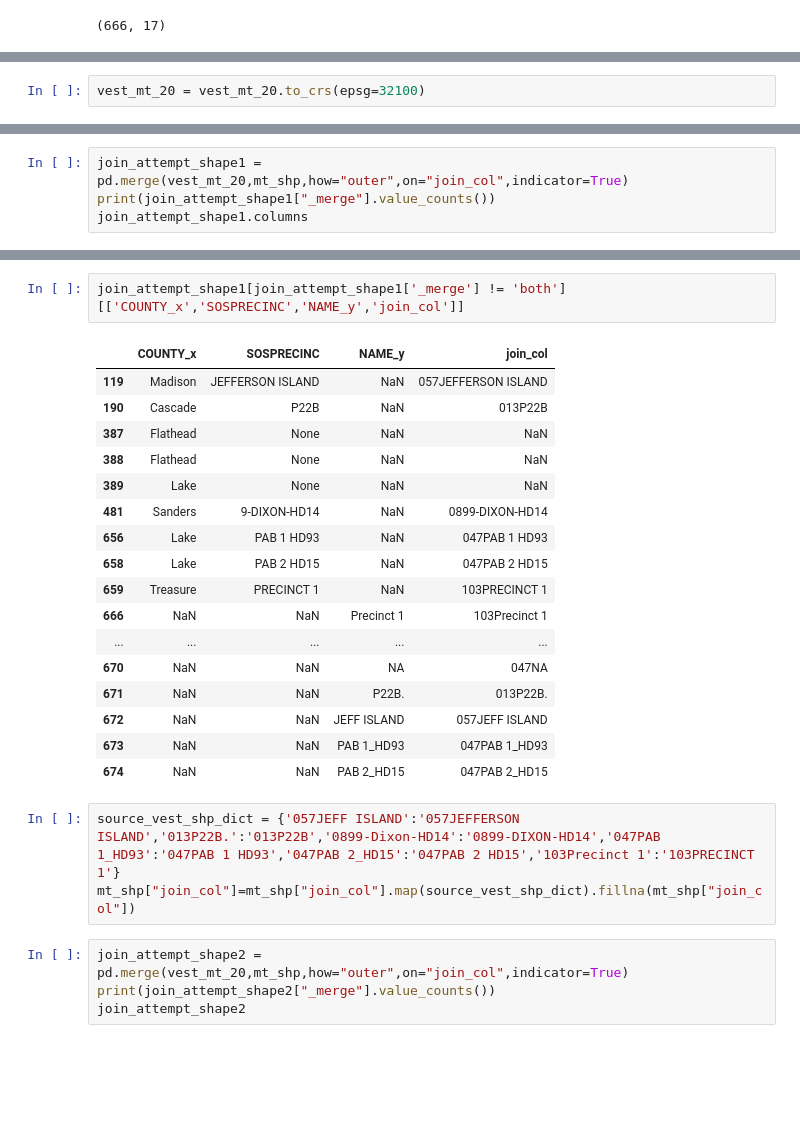
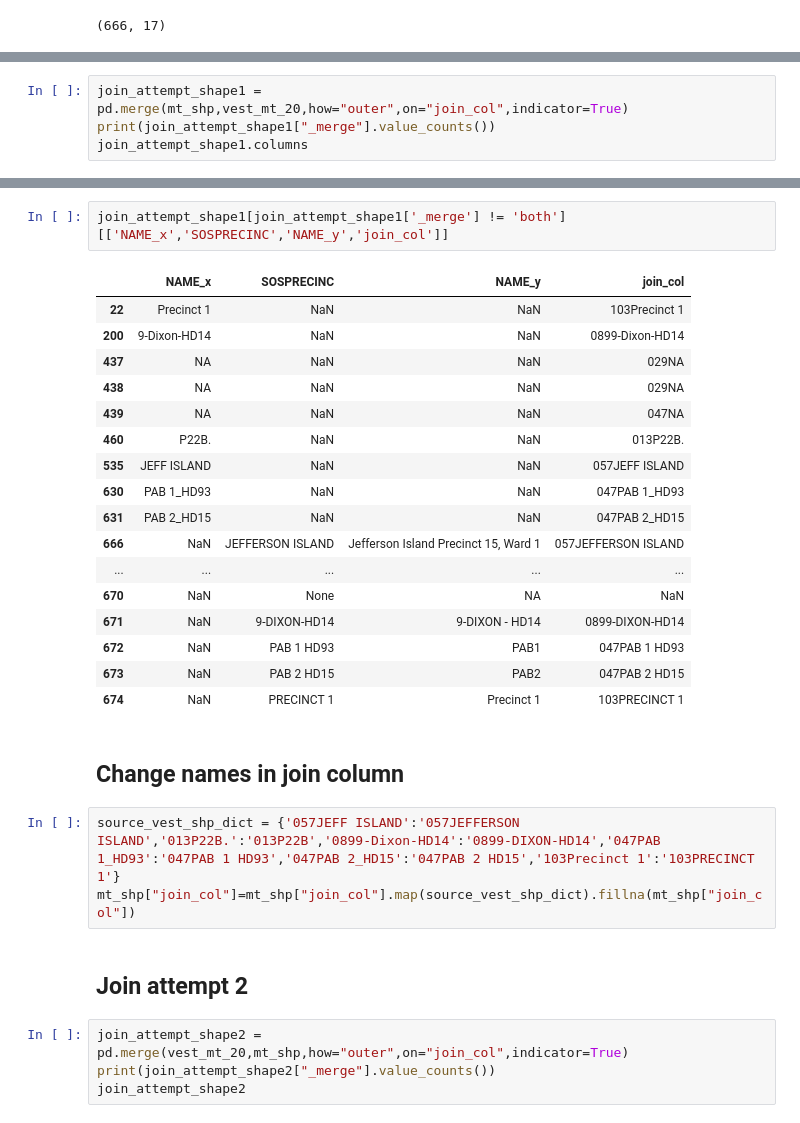
Before and after one commit to nonpartisan-redistricting-datahub/pdv-mt, a Jupyter notebook: vest-mt-2020/vest-mt-2020-validation.ipynb, the cells around one changed output, grey strips where cells are left out. Saved outputs shown, nothing was run; the diff lists cells and outputs as text; blank space fills up the shorter version.

```diff
--- a/vest-mt-2020/vest-mt-2020-validation.ipynb
+++ b/vest-mt-2020/vest-mt-2020-validation.ipynb
@@ -551,3 +545 @@ epsg:4269
-# %%
-vest_mt_20 = vest_mt_20.to_crs(epsg=32100)
 # %%
@@ -576,5 +572,5 @@ mt_shp
 # %%
-join_attempt_shape1 = pd.merge(vest_mt_20,mt_shp,how="outer",on="join_col",indicator=True)
+join_attempt_shape1 = pd.merge(mt_shp,vest_mt_20,how="outer",on="join_col",indicator=True)
 print(join_attempt_shape1["_merge"].value_counts())
 join_attempt_shape1.columns
 # %% [output]
@@ -594,27 +590,31 @@ Index(['STATEFP10_x', 'COUNTYFP10_x', 'COUNTY_x', 'NAME_x', 'SOSPRECINC',
       dtype='object')
 # %%
-join_attempt_shape1[join_attempt_shape1['_merge'] != 'both'][['COUNTY_x','SOSPRECINC','NAME_y','join_col']]
+join_attempt_shape1[join_attempt_shape1['_merge'] != 'both'][['NAME_x','SOSPRECINC','NAME_y','join_col']]
 # %% [output]
-|  | COUNTY_x | SOSPRECINC | NAME_y | join_col |
-| 119 | Madison | JEFFERSON ISLAND | NaN | 057JEFFERSON ISLAND |
-| 190 | Cascade | P22B | NaN | 013P22B |
-| 387 | Flathead | None | NaN | NaN |
-| 388 | Flathead | None | NaN | NaN |
-| 389 | Lake | None | NaN | NaN |
-| 481 | Sanders | 9-DIXON-HD14 | NaN | 0899-DIXON-HD14 |
-| 656 | Lake | PAB 1 HD93 | NaN | 047PAB 1 HD93 |
-| 658 | Lake | PAB 2 HD15 | NaN | 047PAB 2 HD15 |
-| 659 | Treasure | PRECINCT 1 | NaN | 103PRECINCT 1 |
-| 666 | NaN | NaN | Precinct 1 | 103Precinct 1 |
+|  | NAME_x | SOSPRECINC | NAME_y | join_col |
+| 22 | Precinct 1 | NaN | NaN | 103Precinct 1 |
+| 200 | 9-Dixon-HD14 | NaN | NaN | 0899-Dixon-HD14 |
+| 437 | NA | NaN | NaN | 029NA |
+| 438 | NA | NaN | NaN | 029NA |
+| 439 | NA | NaN | NaN | 047NA |
+| 460 | P22B. | NaN | NaN | 013P22B. |
+| 535 | JEFF ISLAND | NaN | NaN | 057JEFF ISLAND |
+| 630 | PAB 1_HD93 | NaN | NaN | 047PAB 1_HD93 |
+| 631 | PAB 2_HD15 | NaN | NaN | 047PAB 2_HD15 |
+| 666 | NaN | JEFFERSON ISLAND | Jefferson Island Precinct 15, Ward 1 | 057JEFFERSON ISLAND |
 | ... | ... | ... | ... | ... |
-| 670 | NaN | NaN | NA | 047NA |
-| 671 | NaN | NaN | P22B. | 013P22B. |
-| 672 | NaN | NaN | JEFF ISLAND | 057JEFF ISLAND |
-| 673 | NaN | NaN | PAB 1_HD93 | 047PAB 1_HD93 |
-| 674 | NaN | NaN | PAB 2_HD15 | 047PAB 2_HD15 |
+| 670 | NaN | None | NA | NaN |
+| 671 | NaN | 9-DIXON-HD14 | 9-DIXON - HD14 | 0899-DIXON-HD14 |
+| 672 | NaN | PAB 1 HD93 | PAB1 | 047PAB 1 HD93 |
+| 673 | NaN | PAB 2 HD15 | PAB2 | 047PAB 2 HD15 |
+| 674 | NaN | PRECINCT 1 | Precinct 1 | 103PRECINCT 1 |
+# %% [markdown]
+## **Change names in join column**
 # %%
 source_vest_shp_dict = {'057JEFF ISLAND':'057JEFFERSON ISLAND','013P22B.':'013P22B','0899-Dixon-HD14':'0899-DIXON-HD14','047PAB 1_HD93':'047PAB 1 HD93','047PAB 2_HD15':'047PAB 2 HD15','103Precinct 1':'103PRECINCT 1'}
 mt_shp["join_col"]=mt_shp["join_col"].map(source_vest_shp_dict).fillna(mt_shp["join_col"])
+# %% [markdown]
+## **Join attempt 2**
 # %%
 join_attempt_shape2 = pd.merge(vest_mt_20,mt_shp,how="outer",on="join_col",indicator=True)
 print(join_attempt_shape2["_merge"].value_counts())
```
Also changed, not shown: parts of 25 cells of this notebook.
